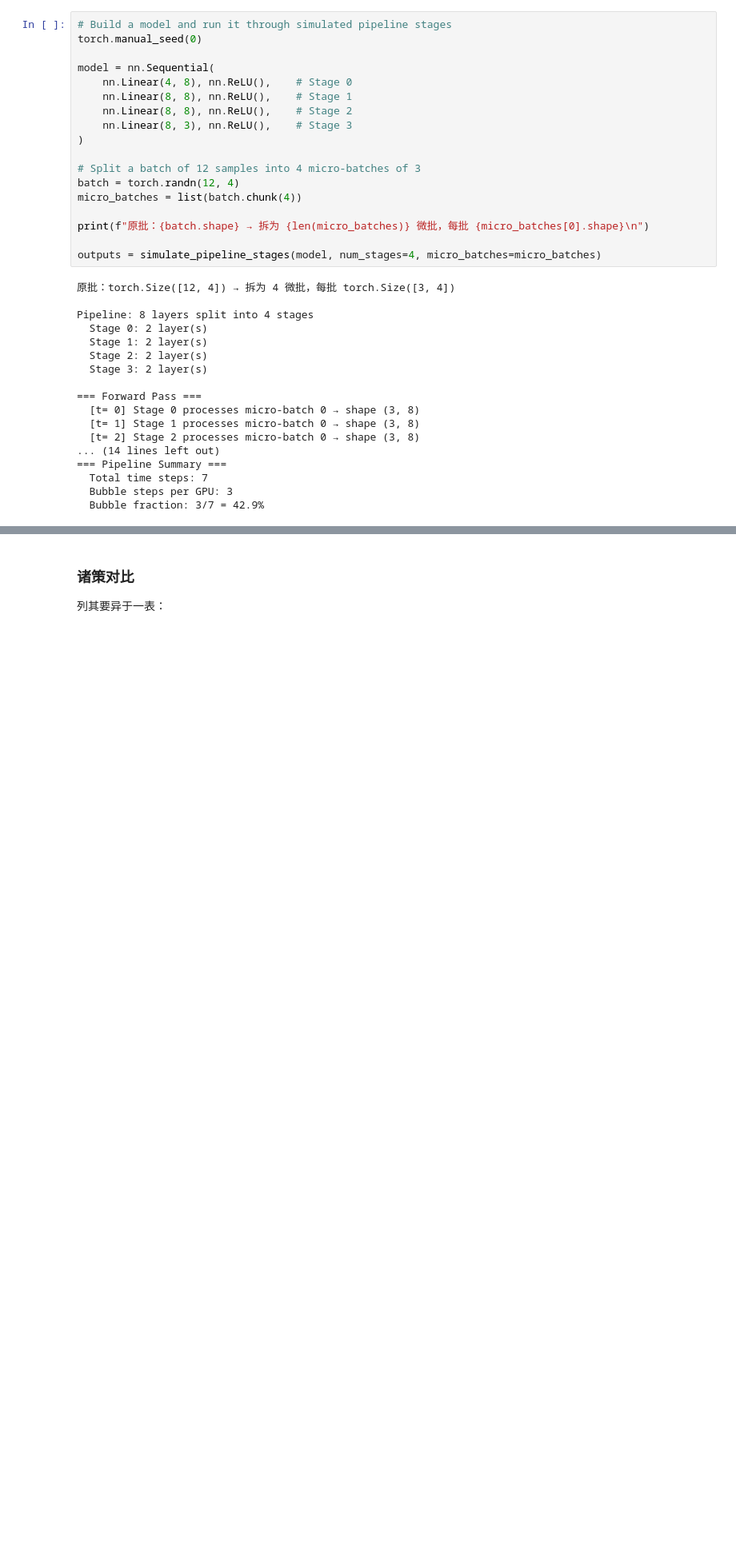
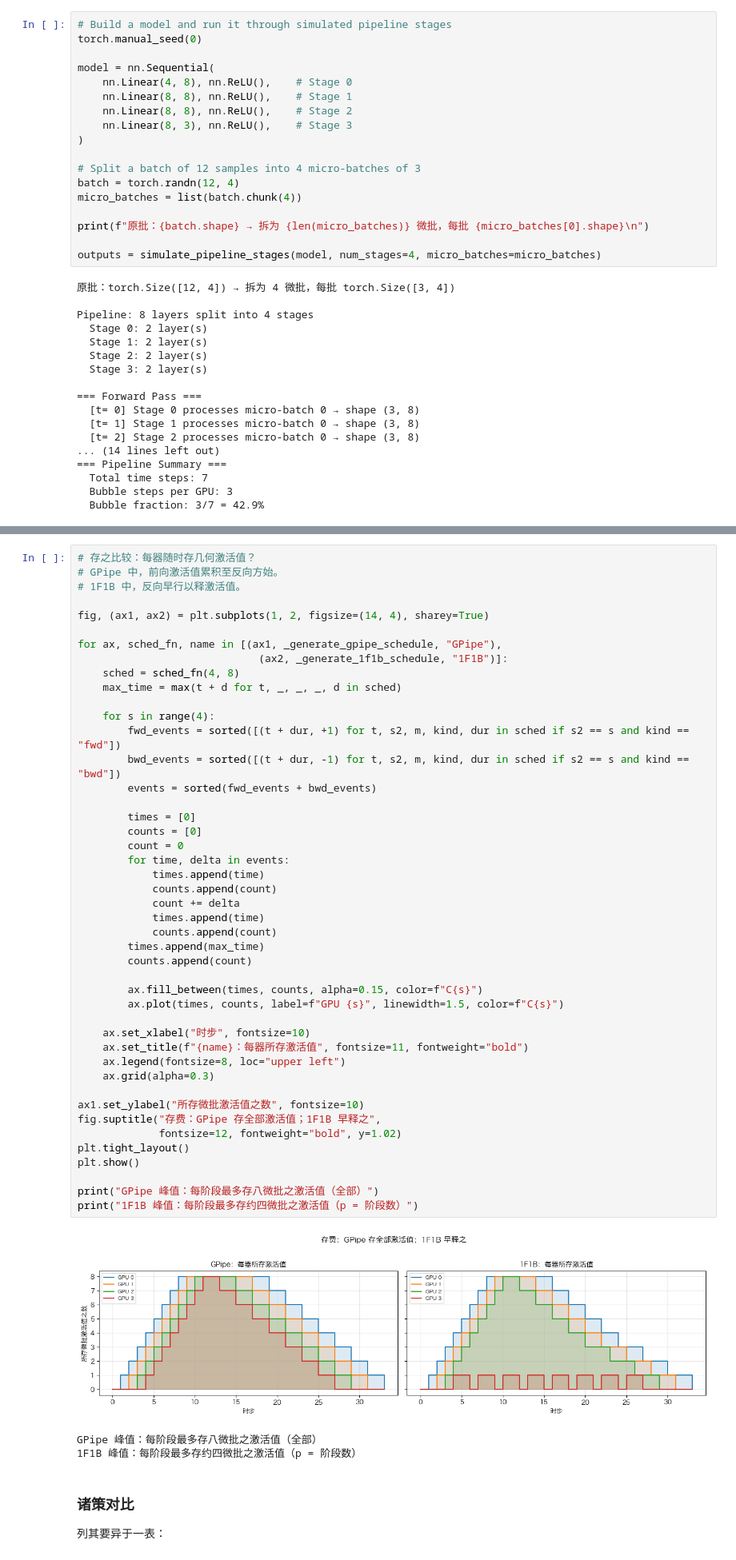
Before and after one commit to chuanbei2026/model-parallelism-tutorial, a Jupyter notebook: notebooks/lzh/03-pipeline-parallelism.ipynb, the cells around one changed output, grey strips where cells are left out. Shown at 80% size. Saved outputs shown, nothing was run; the diff lists cells and outputs as text; blank space fills up the shorter version.

```diff
--- a/notebooks/lzh/03-pipeline-parallelism.ipynb
+++ b/notebooks/lzh/03-pipeline-parallelism.ipynb
@@ -236,3 +311,52 @@ info_box(
+# %%
+# 存之比较：每器随时存几何激活值？
+# GPipe 中，前向激活值累积至反向方始。
+# 1F1B 中，反向早行以释激活值。
+
+fig, (ax1, ax2) = plt.subplots(1, 2, figsize=(14, 4), sharey=True)
+
+for ax, sched_fn, name in [(ax1, _generate_gpipe_schedule, "GPipe"),
+                             (ax2, _generate_1f1b_schedule, "1F1B")]:
+    sched = sched_fn(4, 8)
+    max_time = max(t + d for t, _, _, _, d in sched)
+
+    for s in range(4):
+        fwd_events = sorted([(t + dur, +1) for t, s2, m, kind, dur in sched if s2 == s and kind == "fwd"])
+        bwd_events = sorted([(t + dur, -1) for t, s2, m, kind, dur in sched if s2 == s and kind == "bwd"])
+        events = sorted(fwd_events + bwd_events)
+
+        times = [0]
+        counts = [0]
+        count = 0
+        for time, delta in events:
+            times.append(time)
+            counts.append(count)
+            count += delta
+            times.append(time)
+            counts.append(count)
+        times.append(max_time)
+        counts.append(count)
+
+        ax.fill_between(times, counts, alpha=0.15, color=f"C{s}")
+        ax.plot(times, counts, label=f"GPU {s}", linewidth=1.5, color=f"C{s}")
+
+    ax.set_xlabel("时步", fontsize=10)
+    ax.set_title(f"{name}：每器所存激活值", fontsize=11, fontweight="bold")
+    ax.legend(fontsize=8, loc="upper left")
+    ax.grid(alpha=0.3)
+
+ax1.set_ylabel("所存微批激活值之数", fontsize=10)
+fig.suptitle("存费：GPipe 存全部激活值；1F1B 早释之",
+             fontsize=12, fontweight="bold", y=1.02)
+plt.tight_layout()
+plt.show()
+
+print("GPipe 峰值：每阶段最多存八微批之激活值（全部）")
+print("1F1B 峰值：每阶段最多存约四微批之激活值（p = 阶段数）")
+# %% [output]
+[figure, added]
+GPipe 峰值：每阶段最多存八微批之激活值（全部）
+1F1B 峰值：每阶段最多存约四微批之激活值（p = 阶段数）
 # %% [markdown]
 ### 诸策对比
 
```
Also changed, not shown: parts of 6 cells of this notebook, 3 other files.
